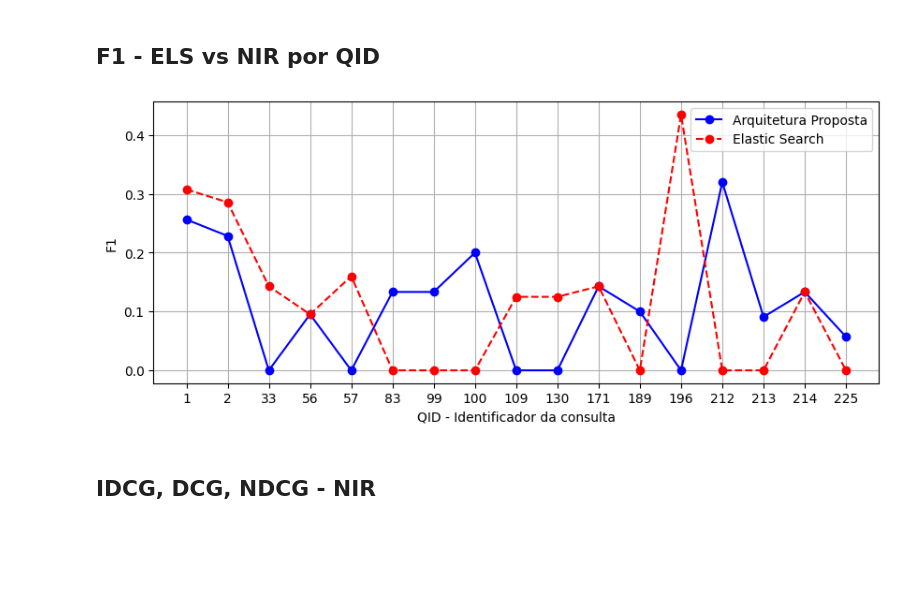
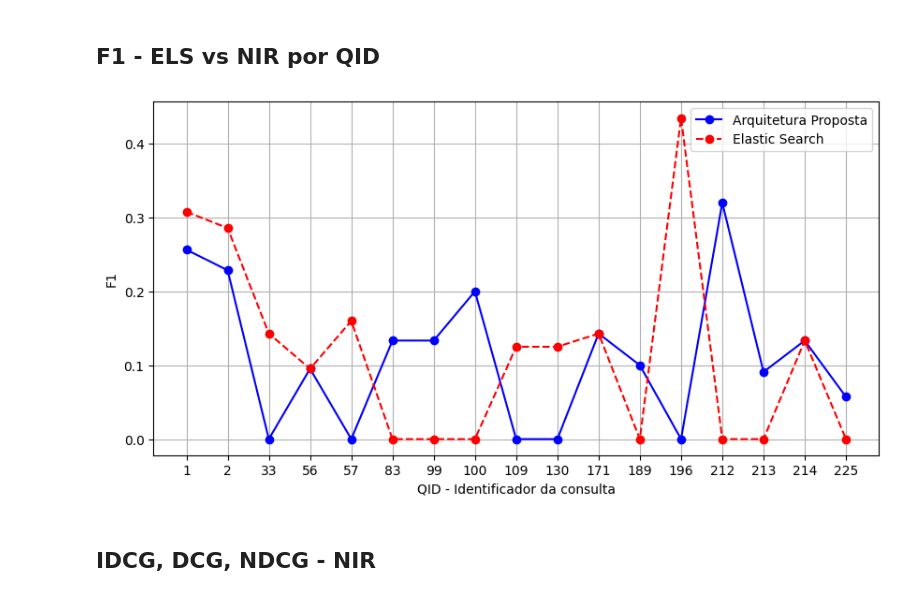
Before and after one commit to sira-serverless-ir-arch/evaluete-nir, a Jupyter notebook: evaluetion.ipynb, the cells around one changed output. Cells and saved outputs as stored; diff of their text form; code cells hidden in the pictures; blank space fills up the shorter version.

```diff
--- a/evaluetion.ipynb
+++ b/evaluetion.ipynb
@@ -124,6 +124,29 @@ for qid in sorted_dict:
             break
     if append:
         list_f1_els.append(0)
+# %%
+list_ndcg_nir = []
+list_ndcg_els = []
+
+for qid in sorted_dict:
+    append = True
+    for key in nir_ndcg['query_id']:
+        if str(qid) == str(nir_ndcg['query_id'][key]):
+            list_ndcg_nir.append(nir_ndcg['nir_ndcg_k'][key])
+            append = False
+            break
+    if append:
+        list_ndcg_nir.append(0)
+
+for qid in sorted_dict:
+    append = True
+    for key in els_ndcg['query_id']:
+        if str(qid) == str(els_ndcg['query_id'][key]):
+            list_ndcg_els.append(els_ndcg['els_ndcg_k'][key])
+            append = False
+            break
+    if append:
+        list_ndcg_els.append(0)
 # %% [markdown]
 # AVALIAÇÕES
 # %% [markdown]
@@ -209,31 +232,31 @@ plt.savefig("pdf/f_score_index.pdf", format="pdf")
 # %%
 f1_nir = list_f1_nir
 f1_els = list_f1_els
 
-fig, ax = plt.subplots(figsize=(10, 3.9))
+fig, ax = plt.subplots(figsize=(10, 4.9))
 ax.plot(f1_nir, "o", label="Arquitetura Proposta", linestyle='-',color='blue')
 ax.plot(f1_els, "o", label="Elastic Search", linestyle='--',color='red')
 
 i = 0
 x_stick = []
 for qid in list_qid:
     x_stick.append(i)
     i = i + 1
 
 x_labels = list_qid
 plt.xticks(ticks=x_stick, labels=x_labels)
 plt.xticks(ticks=x_stick, labels=x_labels)
 
 #add axis labels to plot
 # ax.set_title('F1 Sore')
 ax.set_xlabel('QID - Identificador da consulta')
 ax.set_ylabel('F1')
 ax.legend()
 ax.grid(True)
 # plt.show()
 plt.savefig("pdf/f_score_qid.pdf", format="pdf")
 # %% [output]
-[figure, old version]
+[figure, new version]
 # %% [markdown]
 ## IDCG, DCG, NDCG - NIR
 # %%
```
Also changed, not shown: parts of 6 cells of this notebook, 13 other files.
